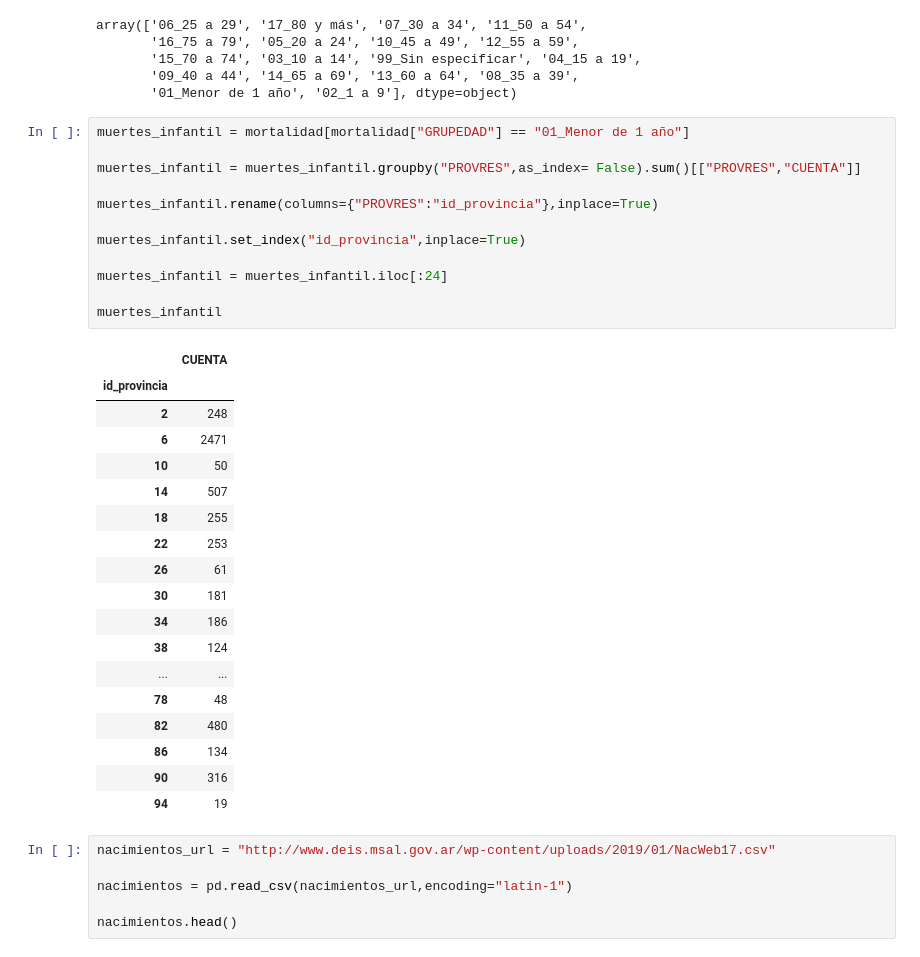
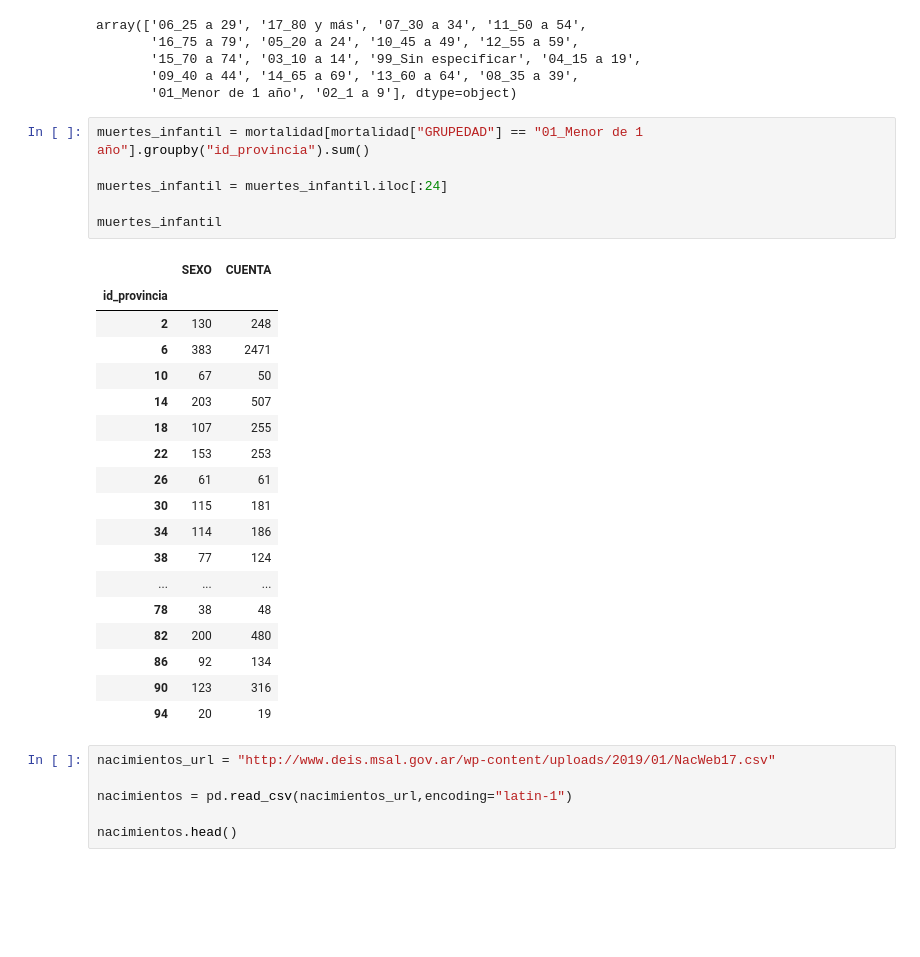
Before and after one commit to StarmasterArg/Salud-Argentina, a Jupyter notebook: Obras sociales.ipynb, the cells around one changed output. Saved outputs shown, nothing was run; the diff lists cells and outputs as text; blank space fills up the shorter version.

```diff
--- a/Obras sociales.ipynb
+++ b/Obras sociales.ipynb
@@ -365,36 +365,30 @@ array(['06_25 a 29', '17_80 y más', '07_30 a 34', '11_50 a 54',
        '09_40 a 44', '14_65 a 69', '13_60 a 64', '08_35 a 39',
        '01_Menor de 1 año', '02_1 a 9'], dtype=object)
 # %%
-muertes_infantil = mortalidad[mortalidad["GRUPEDAD"] == "01_Menor de 1 año"]
-
-muertes_infantil = muertes_infantil.groupby("PROVRES",as_index= False).sum()[["PROVRES","CUENTA"]]
-
-muertes_infantil.rename(columns={"PROVRES":"id_provincia"},inplace=True)
-
-muertes_infantil.set_index("id_provincia",inplace=True)
+muertes_infantil = mortalidad[mortalidad["GRUPEDAD"] == "01_Menor de 1 año"].groupby("id_provincia").sum()
 
 muertes_infantil = muertes_infantil.iloc[:24]
 
 muertes_infantil
 # %% [output]
-|  | CUENTA |
-| id_provincia |  |
-| 2 | 248 |
-| 6 | 2471 |
-| 10 | 50 |
-| 14 | 507 |
-| 18 | 255 |
-| 22 | 253 |
-| 26 | 61 |
-| 30 | 181 |
-| 34 | 186 |
-| 38 | 124 |
-| ... | ... |
-| 78 | 48 |
-| 82 | 480 |
-| 86 | 134 |
-| 90 | 316 |
-| 94 | 19 |
+|  | SEXO | CUENTA |
+| id_provincia |  |  |
+| 2 | 130 | 248 |
+| 6 | 383 | 2471 |
+| 10 | 67 | 50 |
+| 14 | 203 | 507 |
+| 18 | 107 | 255 |
+| 22 | 153 | 253 |
+| 26 | 61 | 61 |
+| 30 | 115 | 181 |
+| 34 | 114 | 186 |
+| 38 | 77 | 124 |
+| ... | ... | ... |
+| 78 | 38 | 48 |
+| 82 | 200 | 480 |
+| 86 | 92 | 134 |
+| 90 | 123 | 316 |
+| 94 | 20 | 19 |
 # %%
 nacimientos_url = "http://www.deis.msal.gov.ar/wp-content/uploads/2019/01/NacWeb17.csv"
 
```
Also changed, not shown: parts of 6 cells of this notebook.
